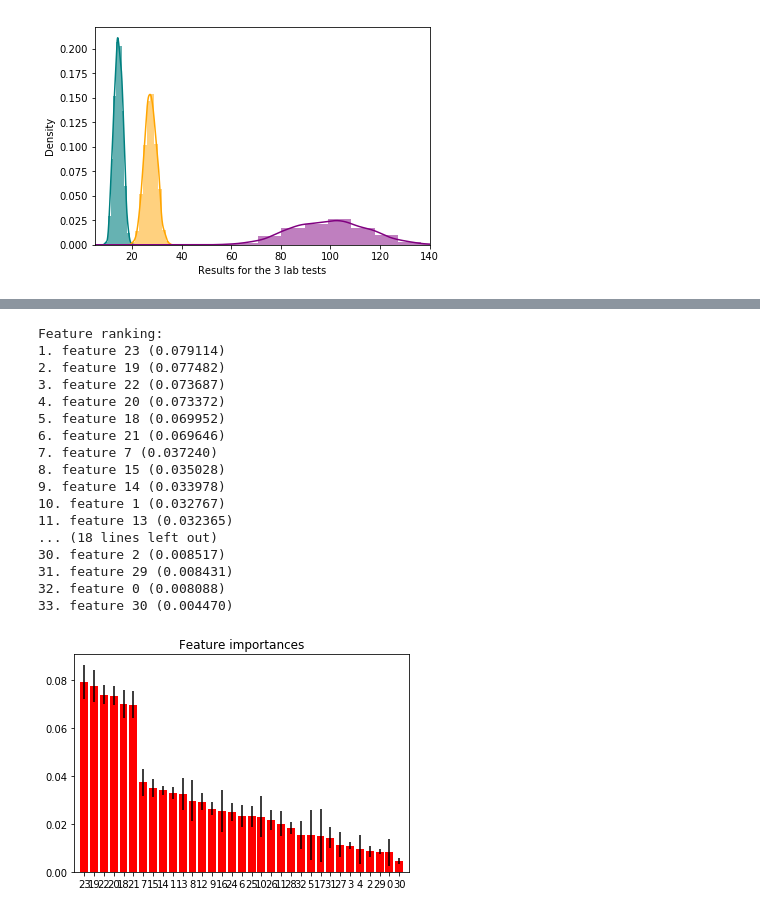
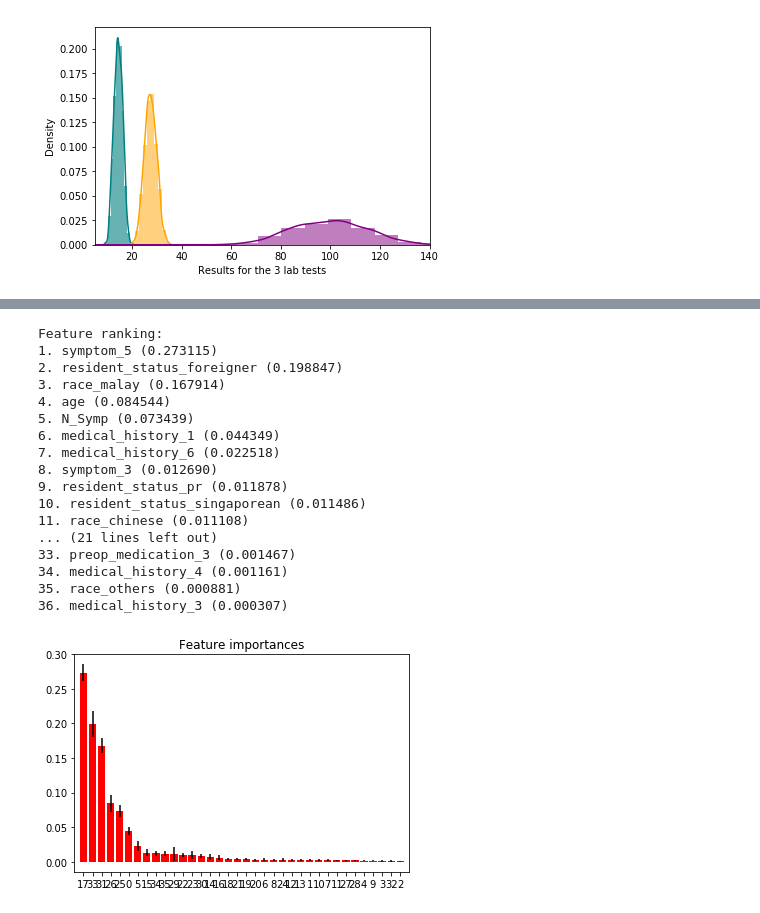
Before and after one commit to soonnanwee/H_Assignment, a Jupyter notebook: Holmusk - With FeatureImportance.ipynb, the cells around one changed output, grey strips where cells are left out. Saved outputs shown, nothing was run; the diff lists cells and outputs as text; code cells hidden in the pictures.

Commit message:
Corrected to Regressor. Added univariate & multivariate graphs

```diff
--- a/Holmusk - With FeatureImportance.ipynb
+++ b/Holmusk - With FeatureImportance.ipynb
@@ -82,3 +84,7 @@ cd_dup['BMI'] = (cd_dup.weight/(cd_dup.height*cd_dup.height) * 10000)
+# %%
+cd_dup['N_Med'] = cd_dup.preop_medication_1 + cd_dup.preop_medication_2 + cd_dup.preop_medication_3 + cd_dup.preop_medication_4 + cd_dup.preop_medication_5
+# %%
+cd_dup['N_Symp'] = cd_dup.symptom_1 + cd_dup.symptom_2 + cd_dup.symptom_3 + cd_dup.symptom_4 + cd_dup.symptom_5
 # %%
 cd_dup = cd_dup.drop(['date_of_discharge', 'weight', 'height'], axis =1)
 # %%
@@ -110,8 +116,6 @@ bill_id.set_index('patient_id').sort_index()
 13600 rows × 2 columns
 # %%
 bill = pd.merge(bill_id, bill_amount, on = 'bill_id')
-# %%
-bill = bill.set_index('patient_id', 'date_of_admission').sort_index()
 # %%
 bill = bill.drop('bill_id', axis =1 )
 # %%
@@ -272,4 +357,9 @@ array([0.00808754, 0.03276708, 0.00851716, 0.0108599 , 0.00929451,
 # %%
-clf_coefs = list(clf.feature_importances_)
-b = list(zip(X_headers,clf_coefs))
-clf_fi = pd.DataFrame(data = b, columns = ['Variable', 'Feature Importance']).sort_values('Feature Importance')
+from sklearn.ensemble import ExtraTreesRegressor
+
+et_rgr = ExtraTreesRegressor(bootstrap = True, oob_score = True)
+et_rgr = et_rgr.fit(X_, Y)
+etrgr_fi = et_rgr.feature_importances_
+b = list(zip(X_headers,list(etrgr_fi)))
+etrgr_fi_ = pd.DataFrame(data = b, columns = ['Variable', 'Feature Importance']).sort_values('Feature Importance')
+etrgr_fi_.tail()
@@ -285,38 +373,38 @@ clf_fi.tail()
 # %%
-importances = clf.feature_importances_
-stdev = np.std([tree.feature_importances_ for tree in clf.estimators_], axis=0)
-indices = np.argsort(importances)[::-1]
+etrgr_fi_d = dict(zip(list(etrgr_fi), X_headers))
+stdev = np.std([tree.feature_importances_ for tree in et_rgr.estimators_], axis=0)
+indices = np.argsort(etrgr_fi)[::-1]
 
 # Print the feature ranking
 print("Feature ranking:")
 
 for f in range(X_.shape[1]):
-    print("%d. % (%f)" % (f + 1, indices[f], importances[indices[f]]))
+    print("%d. %s (%f)" % (f + 1, etrgr_fi_d[etrgr_fi[indices[f]]], etrgr_fi[indices[f]]))
 
 # Plot the feature importances of the forest
 plt.figure()
 plt.title("Feature importances")
-plt.bar(range(X.shape[1]), importances[indices],
+plt.bar(range(X.shape[1]), etrgr_fi[indices],
        color="r", yerr=stdev[indices], align="center")
 plt.xticks(range(X.shape[1]), indices)
 plt.xlim([-1, X.shape[1]])
 plt.show()
 # %% [output]
 Feature ranking:
-1. feature 23 (0.079114)
-2. feature 19 (0.077482)
-3. feature 22 (0.073687)
-4. feature 20 (0.073372)
-5. feature 18 (0.069952)
-6. feature 21 (0.069646)
-7. feature 7 (0.037240)
-8. feature 15 (0.035028)
-9. feature 14 (0.033978)
-10. feature 1 (0.032767)
-11. feature 13 (0.032365)
-... (18 lines left out)
-30. feature 2 (0.008517)
-31. feature 29 (0.008431)
-32. feature 0 (0.008088)
-33. feature 30 (0.004470)
+1. symptom_5 (0.273115)
+2. resident_status_foreigner (0.198847)
+3. race_malay (0.167914)
+4. age (0.084544)
+5. N_Symp (0.073439)
+6. medical_history_1 (0.044349)
+7. medical_history_6 (0.022518)
+8. symptom_3 (0.012690)
+9. resident_status_pr (0.011878)
+10. resident_status_singaporean (0.011486)
+11. race_chinese (0.011108)
+... (21 lines left out)
+33. preop_medication_3 (0.001467)
+34. medical_history_4 (0.001161)
+35. race_others (0.000881)
+36. medical_history_3 (0.000307)
-[figure, old version]
+[figure, new version]
```
Also changed, not shown: parts of 33 cells of this notebook.
